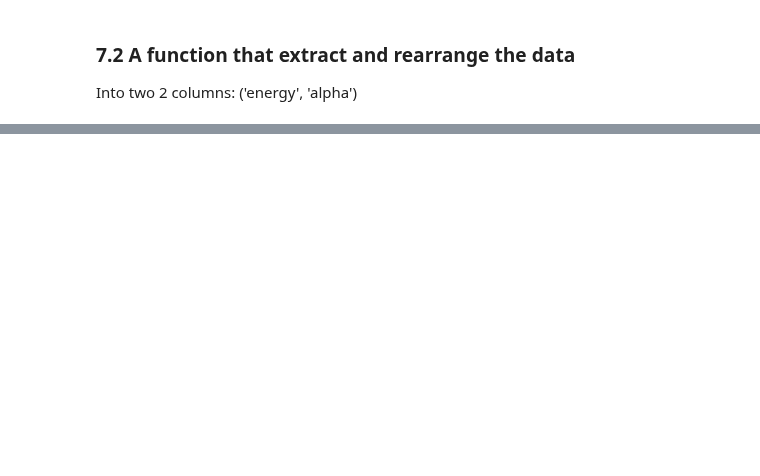
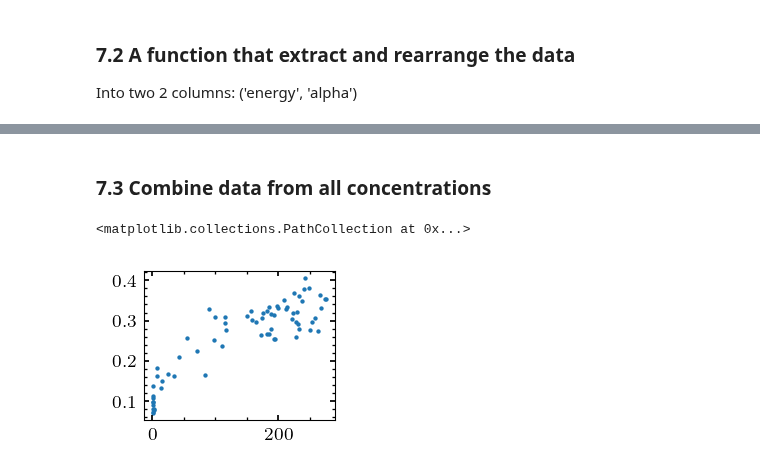
Before and after one commit to ZLoverty/Python, a Jupyter notebook: Correlation/src/Figures.ipynb, the cells around one changed output, grey strips where cells are left out. Drawn from its saved outputs; the diff is of its cells as text; code cells hidden in the pictures; blank space fills up the shorter version.

```diff
--- a/Correlation/src/Figures.ipynb
+++ b/Correlation/src/Figures.ipynb
@@ -510,7 +543,3 @@ df_data.head()
 ### 7.2 A function that extract and rearrange the data
 
 Into two 2 columns: ('energy', 'alpha')
-# %%
-data = plot_kinetics(k_data, i_data, tlim=None, xlim=[1, 100], lb=10, mpp=0.33, seg_length=100, fps=10, plot=False)
-# %%
-new_data = kinetics_from_light_on(data, plot=False)
@@ -520,0 +546,31 @@ new_data['t0'].shape
+# %%
+def rearrange_energy_alpha(k_data, i_data, eo_data, xlim=[1, 100], seg_length=50, fps=30):
+    """
+    Extract and rearrange energy and alpha data.
+
+    Args:
+    k_data -- kinetics data, read from df2_kinetics folder
+    i_data -- image intensity data, read from overall_intensity folder
+    eo_data -- energy and order parameter data, read from energy_order folder
+    xlim -- range of x for alpha fitting (determined roughly by correlation length)
+    seg_length -- segment length for analyzing temporal fluctuations
+    fps -- frame per second of video
+
+    Returns:
+    ea_data -- energy and alpha data, as a DataFrame
+    """
+
+    data = plot_kinetics_eo(k_data, i_data, eo_data, tlim=None, xlim=xlim, lb=10, mpp=0.33, seg_length=seg_length, fps=fps, plot=False)
+    new_data = kinetics_eo_from_light_on(data, plot=False)
+
+    E_list = []
+    for t in new_data['t0']:
+        E = new_data['E'][abs(new_data['t2'] - t).argmin()]
+        E_list.append(E)
+
+    ea_data = pd.DataFrame().assign(energy=E_list, alpha=new_data['alpha'])
+
+    return ea_data
+# %%
+ea_data = rearrange_energy_alpha(k_data, i_data, eo_data)
+ea_data.head()
@@ -520,0 +584,8 @@ new_data['t0'].shape
+# %% [markdown]
+### 7.3 Combine data from all concentrations
+# %%
+# 1 video test
+plt.scatter(ea_data['energy'], ea_data['alpha'], s=1)
+# %% [output]
+<matplotlib.collections.PathCollection at 0x...>
+[figure, added]
```
Also changed, not shown: parts of 20 cells of this notebook, 3 other files.
